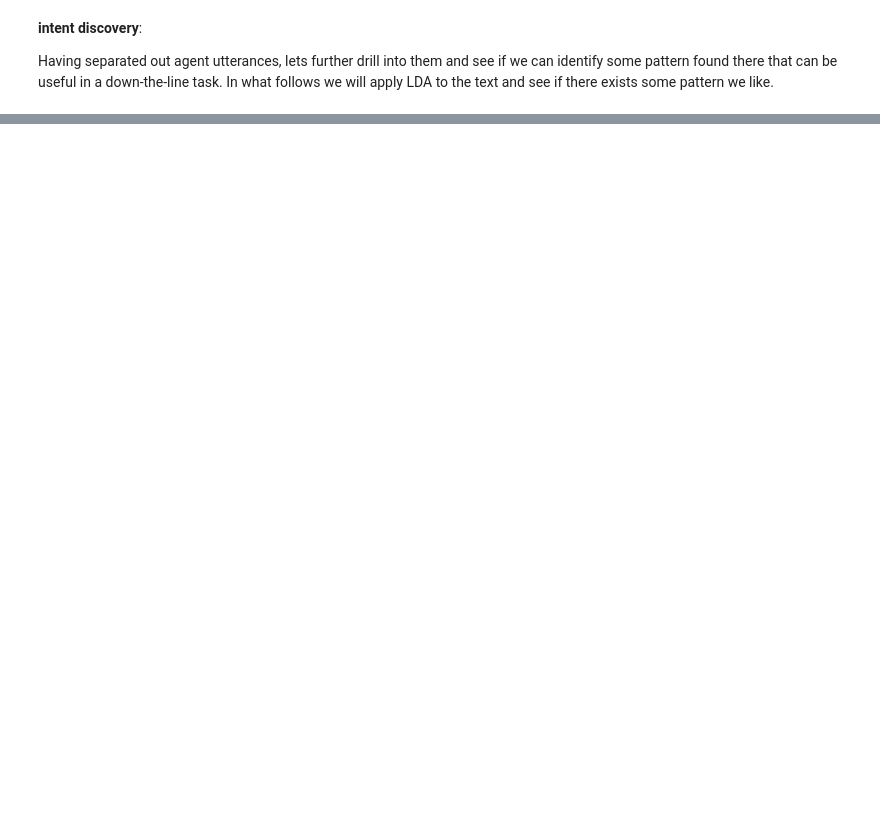
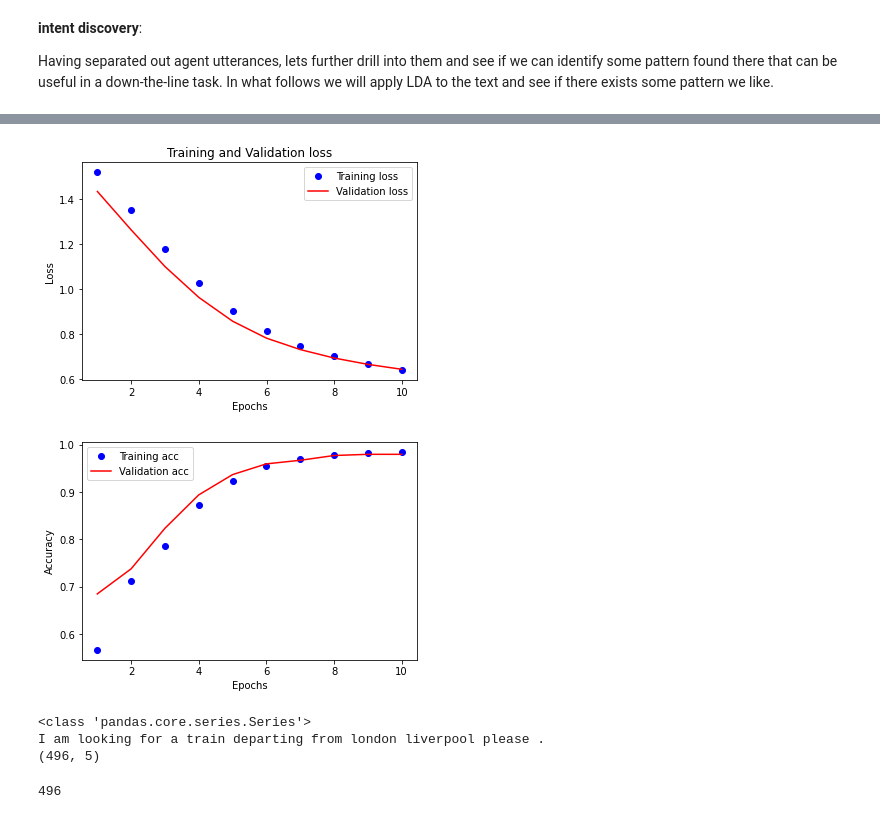
Before and after one commit to dataMethodMan/acc_challenge, a Jupyter notebook: acc_coding_assign.ipynb, the cells around one changed output, grey strips where cells are left out. Saved outputs shown, nothing was run; the diff lists cells and outputs as text; code cells hidden in the pictures; blank space fills up the shorter version.

```diff
--- a/acc_coding_assign.ipynb
+++ b/acc_coding_assign.ipynb
@@ -105,0 +341,6 @@ Having separated out agent utterances, lets further drill into them and see if w
+# %%
+# use large pretrained sentence embeddings that include phrase usage
+import tensorflow_hub as hub
+
+module_url = 'https://tfhub.dev/google/universal-sentence-encoder-large/4'
+embed = hub.KerasLayer(module_url, trainable=True, name='USE_embedding')
@@ -105,0 +381,13 @@ Having separated out agent utterances, lets further drill into them and see if w
+# %%
+# create temporary save point
+# issue running tensorflow, downgraded to 2.2 to avoid issue78
+from tensorflow.keras.callbacks import ModelCheckpoint
+
+checkpoint = ModelCheckpoint("checkpoint", monitor="val_loss", save_best_only=True)
+
+train_history=model.fit(
+        train_data, y_train,
+        validation_split=0.20,
+    epochs = 10,
+    callbacks=[checkpoint],
+    batch_size=32)
@@ -105,0 +442,49 @@ Having separated out agent utterances, lets further drill into them and see if w
+# %%
+import matplotlib.pyplot as plt
+# display the loss curve
+plt.clf()
+
+history_dict = train_history.history
+loss_values = history_dict["loss"]
+val_loss_values = history_dict["val_loss"]
+epochs=range(1, len(history_dict["loss"]) + 1)
+plt.plot(epochs, loss_values, "bo", label="Training loss")
+plt.plot(epochs, val_loss_values, "r", label = "Validation loss")
+plt.title("Training and Validation loss")
+plt.xlabel("Epochs")
+plt.ylabel("Loss")
+plt.legend()
+plt.show()
+
+## validation accuracy
+plt.clf()
+acc_values = history_dict["accuracy"]
+val_acc_values = history_dict["val_accuracy"]
+epochs=range(1, (len(history_dict["accuracy"])+1))
+plt.plot(epochs, acc_values, "bo", label="Training acc")
+plt.plot(epochs, val_acc_values, "r", label="Validation acc")
+plt.xlabel("Epochs")
+plt.ylabel("Accuracy")
+plt.legend()
+plt.show()
+# %% [output]
+[figure, added]
+[figure, added]
+# %%
+# finally testing our model on unseen data
+
+rawPreds = model.predict(test_data)
+print(rawPreds.shape)
+# %% [output]
+<class 'pandas.core.series.Series'>
+I am looking for a train departing from london liverpool please .
+(496, 5)
+# %%
+Preds = []
+for j in range(rawPreds.shape[0]):
+    pos=rawPreds[j].argmax()
+    Preds.append(y_test.columns[pos])
+
+print(len(Preds))
+# %% [output]
+496
```
Also changed, not shown: parts of 20 cells of this notebook.
